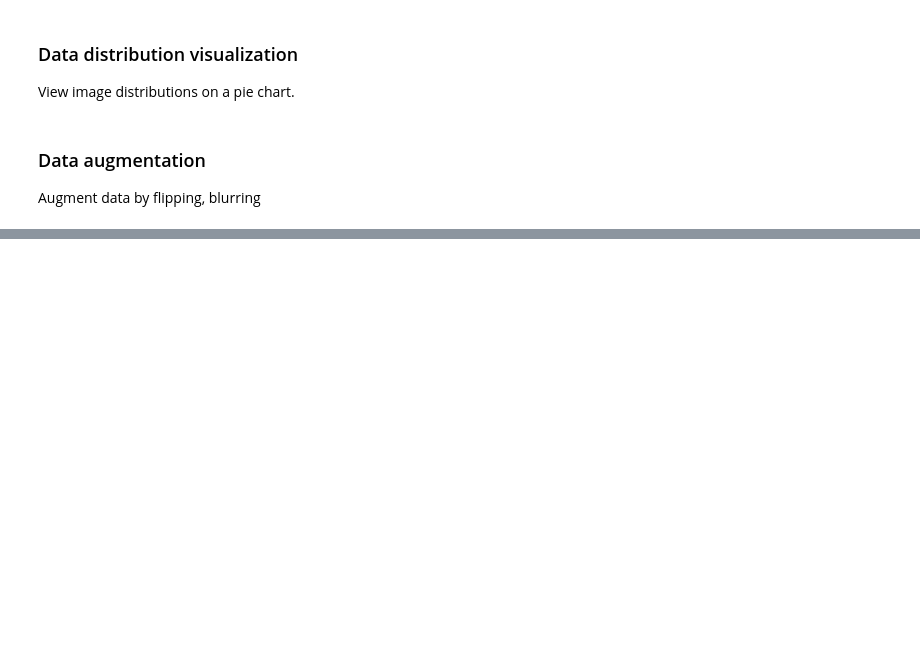
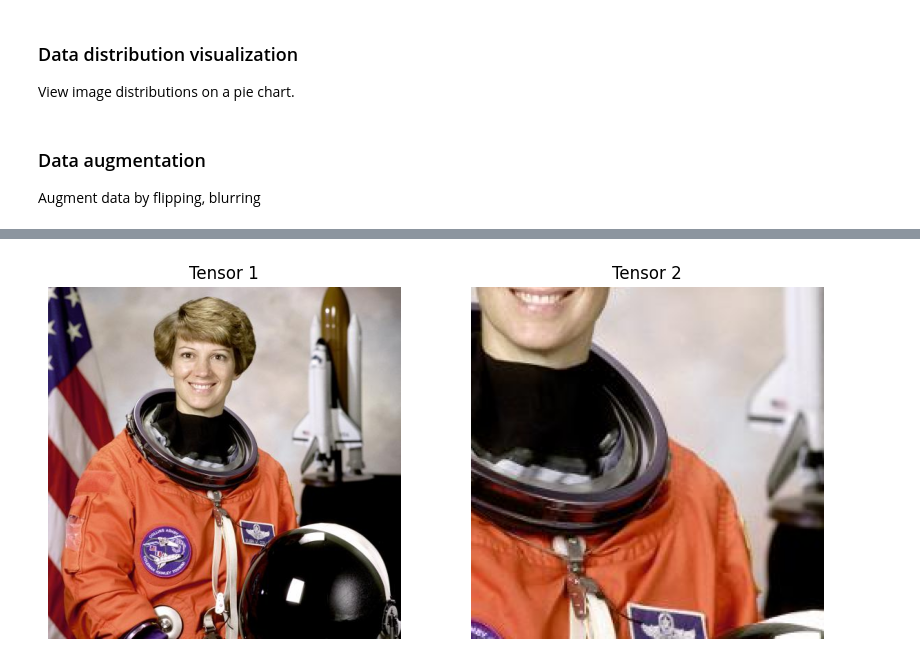
Before and after one commit to MauroAbidalCarrer/leaffliction, a Jupyter notebook: leafflication.ipynb, the cells around one changed output, grey strips where cells are left out. Saved outputs shown, nothing was run; the diff lists cells and outputs as text; code cells hidden in the pictures; blank space fills up the shorter version.

Commit message:
Started image data augmentation.

```diff
--- a/leafflication.ipynb
+++ b/leafflication.ipynb
@@ -62,0 +76,31 @@ ModuleNotFoundError: No module named 'torch'
+# %%
+transform = v2.RandomCrop(size=(224, 224))
+out = transform(img)
+# %%
+from PIL import Image
+
+import numpy as np
+# img = np.asarray(Image.open('/mnt/nfs/homes/maabidal/Downloads/astronaut.jpg'))
+import matplotlib.pyplot as plt
+
+def plot(tensor1, tensor2):
+    fig, (ax1, ax2) = plt.subplots(1, 2, figsize=(10, 5))
+
+    # Convert tensor to numpy array and transpose if necessary
+    # Assuming tensors are in the format CxHxW (channels, height, width)
+    img1 = tensor1.numpy().transpose(1, 2, 0)
+    img2 = tensor2.numpy().transpose(1, 2, 0)
+
+    ax1.imshow(img1)
+    ax1.set_title('Tensor 1')
+    ax1.axis('off')
+
+    ax2.imshow(img2)
+    ax2.set_title('Tensor 2')
+    ax2.axis('off')
+
+    plt.show()
+
+plot(img, out)
+# %% [output]
+[figure, added]
```
Also changed, not shown: parts of 2 cells of this notebook.
